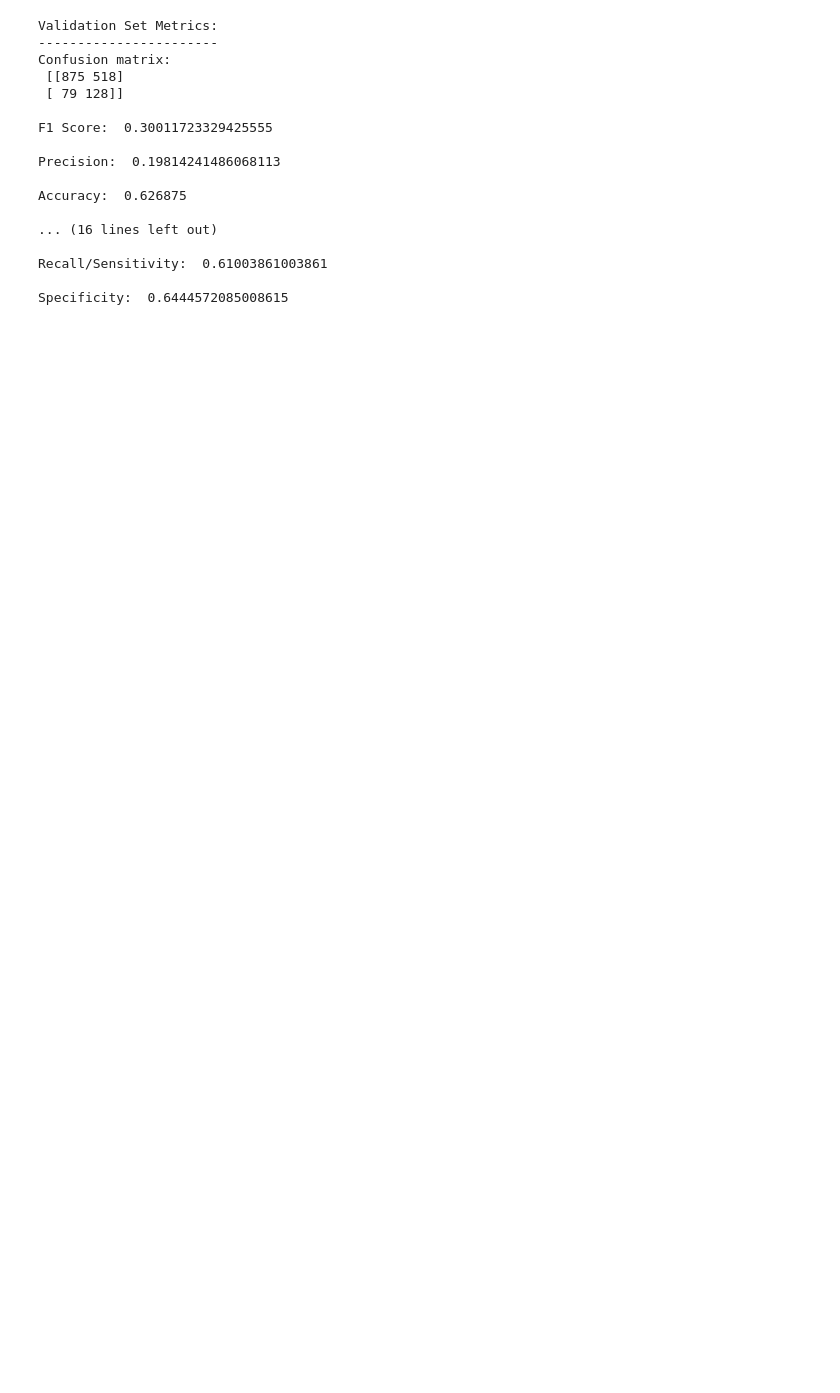
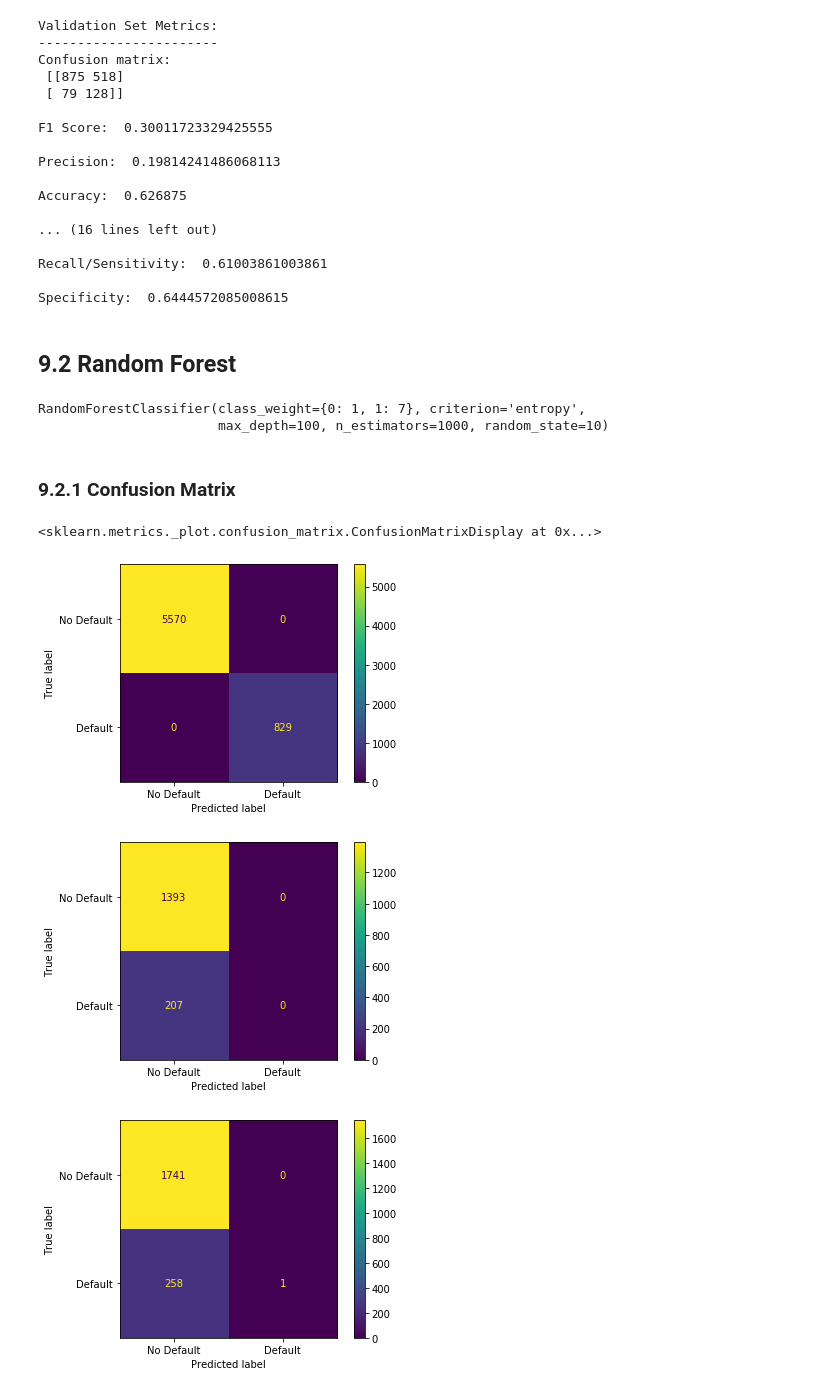
Before and after one commit to NikhilSawal/data_science_case_studies, a Jupyter notebook: datarobot/solution.ipynb, the cells around one changed output. Saved outputs shown, nothing was run; the diff lists cells and outputs as text; code cells hidden in the pictures; blank space fills up the shorter version.

Commit message:
Adds EDA and random forest to solutions

```diff
--- a/datarobot/solution.ipynb
+++ b/datarobot/solution.ipynb
@@ -34,7 +36,7 @@ def emp_title(data, pattern, category_name):
     """
     Find patterns and return a list with the common category name for
     different patterns. For eg: If 'Walmart' appears in the following
-    formats ('walmart', 'Wal-Mart', 'Walmart')
+    formats ('walmart', 'Wal-Mart', 'Walmart') it will be set to Walmart.
     """
     unique_names = data['emp_title'].unique()
     matches = [pattern.findall(i) for i in unique_names if len(pattern.findall(i)) > 0]
@@ -44,8 +46,8 @@ def emp_title(data, pattern, category_name):
 
 def emp_title_patterns(data, col_name):
     """
-    Identify and apply patterns of most common employer title and
-    replace the remaining with Others!!
+    This function applies manually identified patterns of most common
+    employer title and replace the remaining with Others!!
     """
 
     # US Army
@@ -397,3 +410,46 @@ Accuracy:  0.626875
 Recall/Sensitivity:  0.61003861003861
 
 Specificity:  0.6444572085008615
+# %% [markdown]
+## 9.2 Random Forest
+# %%
+from sklearn.ensemble import RandomForestClassifier
+
+rfc = RandomForestClassifier(n_estimators=1000,
+                             criterion='entropy',
+                             class_weight={0:1,1:7},
+                             max_depth=100,
+                             random_state=10)
+
+rfc.fit(X_train, y_train)
+# %% [output]
+RandomForestClassifier(class_weight={0: 1, 1: 7}, criterion='entropy',
+                       max_depth=100, n_estimators=1000, random_state=10)
+# %% [markdown]
+### 9.2.1 Confusion Matrix
+# %%
+plot_confusion_matrix(rfc,
+                      X_train,
+                      y_train,
+                      values_format='d',
+                      display_labels=["No Default",
+                                      "Default"])
+
+plot_confusion_matrix(rfc,
+                      X_val,
+                      y_val,
+                      values_format='d',
+                      display_labels=["No Default",
+                                      "Default"])
+
+plot_confusion_matrix(rfc,
+                      X_test,
+                      y_test,
+                      values_format='d',
+                      display_labels=["No Default",
+                                      "Default"])
+# %% [output]
+<sklearn.metrics._plot.confusion_matrix.ConfusionMatrixDisplay at 0x...>
+[figure, added]
+[figure, added]
+[figure, added]
```
Also changed, not shown: parts of 31 cells of this notebook, 1 other file.
